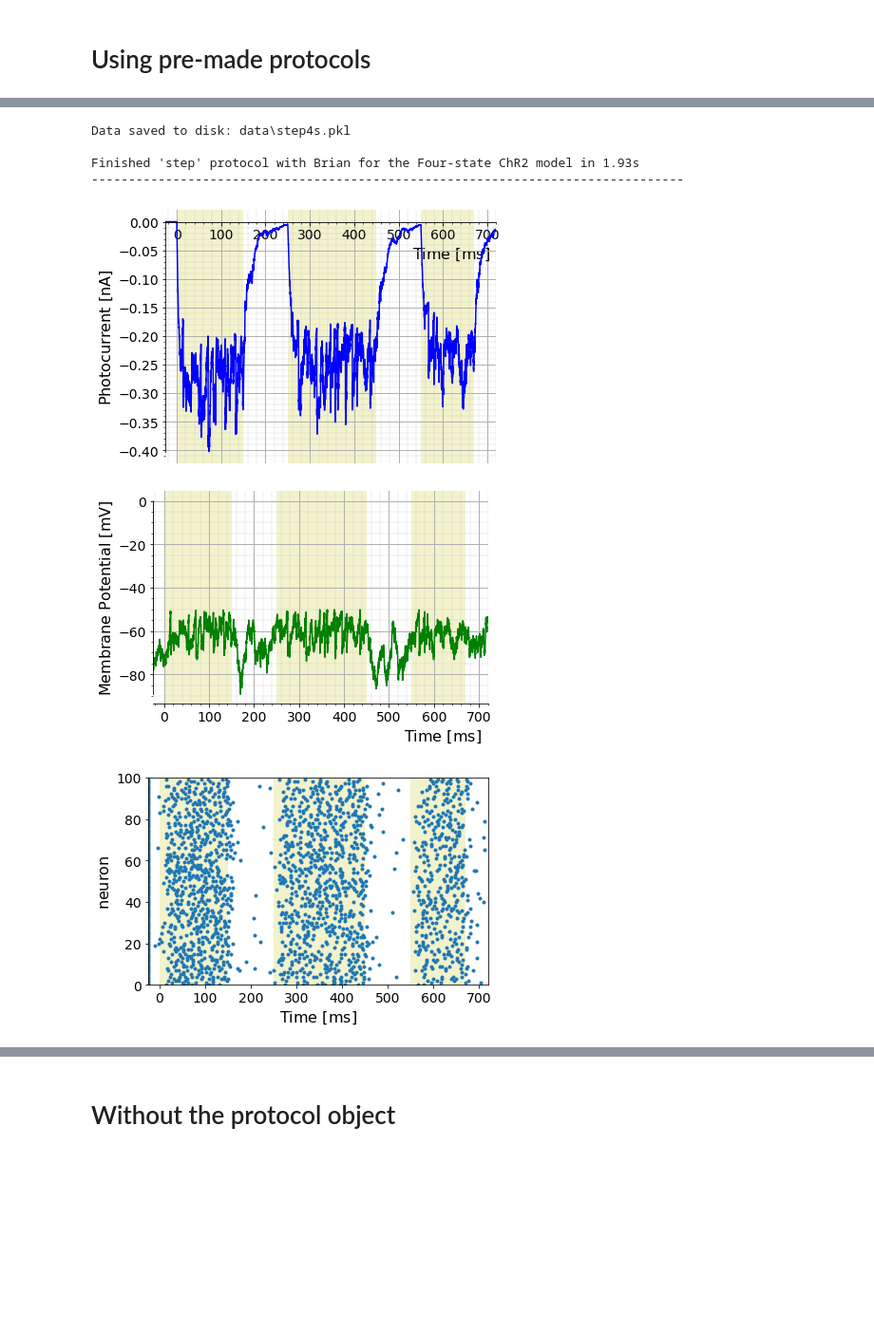
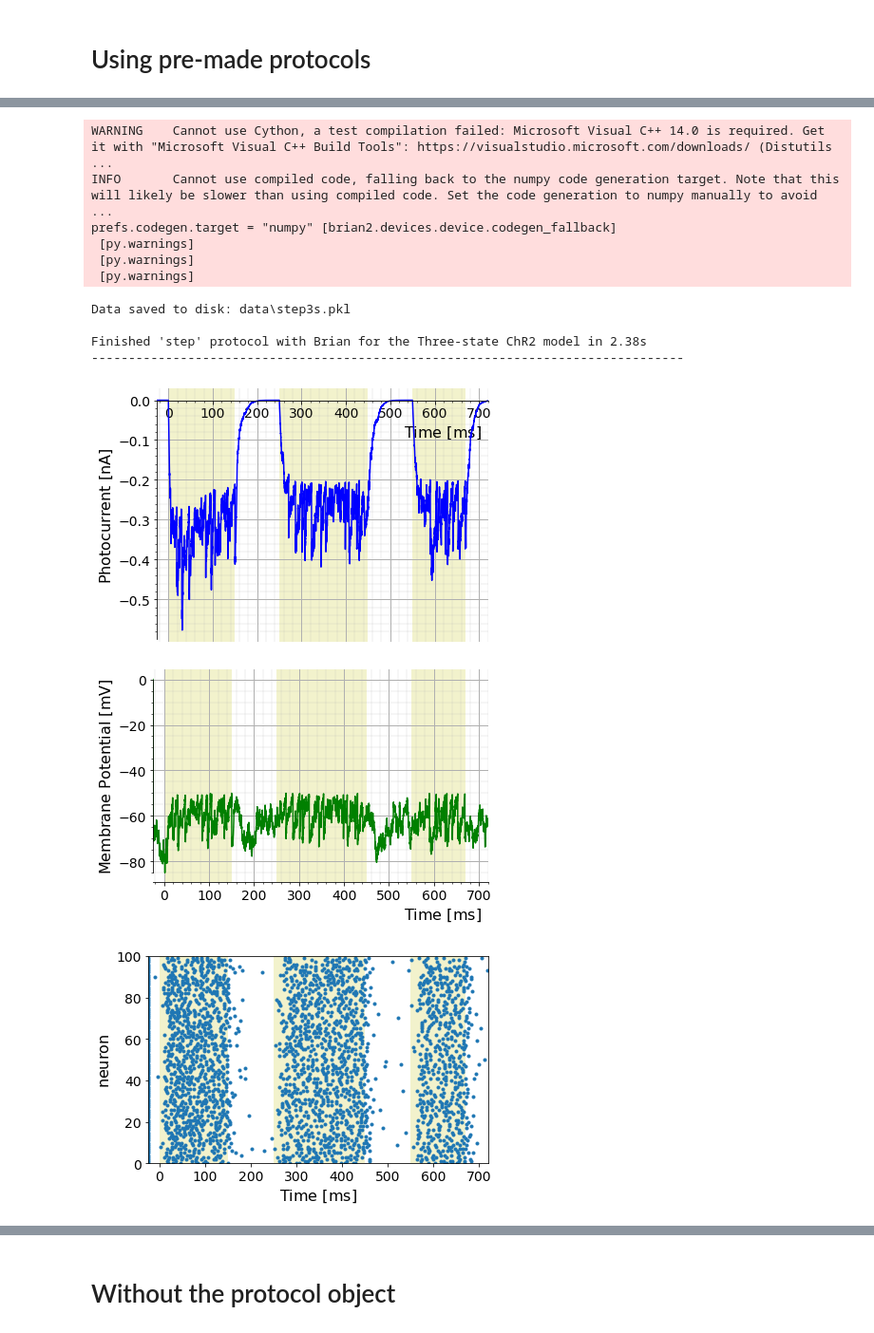
Before and after one commit to hugoladret/covid, a Jupyter notebook: dev_python/2020_05_02_opto_chans.ipynb, the cells around one changed output, grey strips where cells are left out. Shown: that part at 95% size. Drawn from its saved outputs; the diff is of its cells as text; code cells hidden in the pictures; blank space fills up the shorter version.

```diff
--- a/dev_python/2020_05_02_opto_chans.ipynb
+++ b/dev_python/2020_05_02_opto_chans.ipynb
@@ -18,7 +18,7 @@ import pyrho as pr # <-------
 # Using pre-made protocols
 # %%
 # Defining the ChR2 model
-n_states = '4' #number of states in the channel model : 3, 4 or 6
+n_states = '3' #number of states in the channel model : 3, 4 or 6
 params = pr.modelFits[n_states]['ChR2'] #only ChR2 seems to be pre-packed with pyrho
 
 # Defining the pyrho model
@@ -52,6 +52,7 @@ net = b2.Network(b2.collect())
 monitors = {'states' : b2.StateMonitor(neuron, rho.brianStateVars, record=0),   # Record states
             'I'      : b2.StateMonitor(neuron, 'I', record=0),                  # Record current
             'V'      : b2.StateMonitor(neuron, 'v', record=0),                  # Record voltage
+            'states2' : b2.StateMonitor(neuron, True, record=True),
             'spikes' : [b2.SpikeMonitor(neuron, name='neuron')]}
 net.add(monitors)
 
@@ -76,7 +74,13 @@ prefs.codegen.target = "numpy" [brian2.devices.device.codegen_fallback]
-Data saved to disk: data\step4s.pkl
-
-Finished 'step' protocol with Brian for the Four-state ChR2 model in 1.93s
---------------------------------------------------------------------------------
+WARNING    Cannot use Cython, a test compilation failed: Microsoft Visual C++ 14.0 is required. Get it with "Microsoft Visual C++ Build Tools": https://visualstudio.microsoft.com/downloads/ (Distutils ...
+INFO       Cannot use compiled code, falling back to the numpy code generation target. Note that this will likely be slower than using compiled code. Set the code generation to numpy manually to avoid ...
+prefs.codegen.target = "numpy" [brian2.devices.device.codegen_fallback]
+ [py.warnings]
+ [py.warnings]
+ [py.warnings]
+Data saved to disk: data\step3s.pkl
+
+Finished 'step' protocol with Brian for the Three-state ChR2 model in 2.38s
+--------------------------------------------------------------------------------
-[figure, old version]
+[figure, new version]
-[figure, old version]
+[figure, new version]
-[figure, old version]
+[figure, new version]
```
Also changed, not shown: parts of 19 cells of this notebook.
